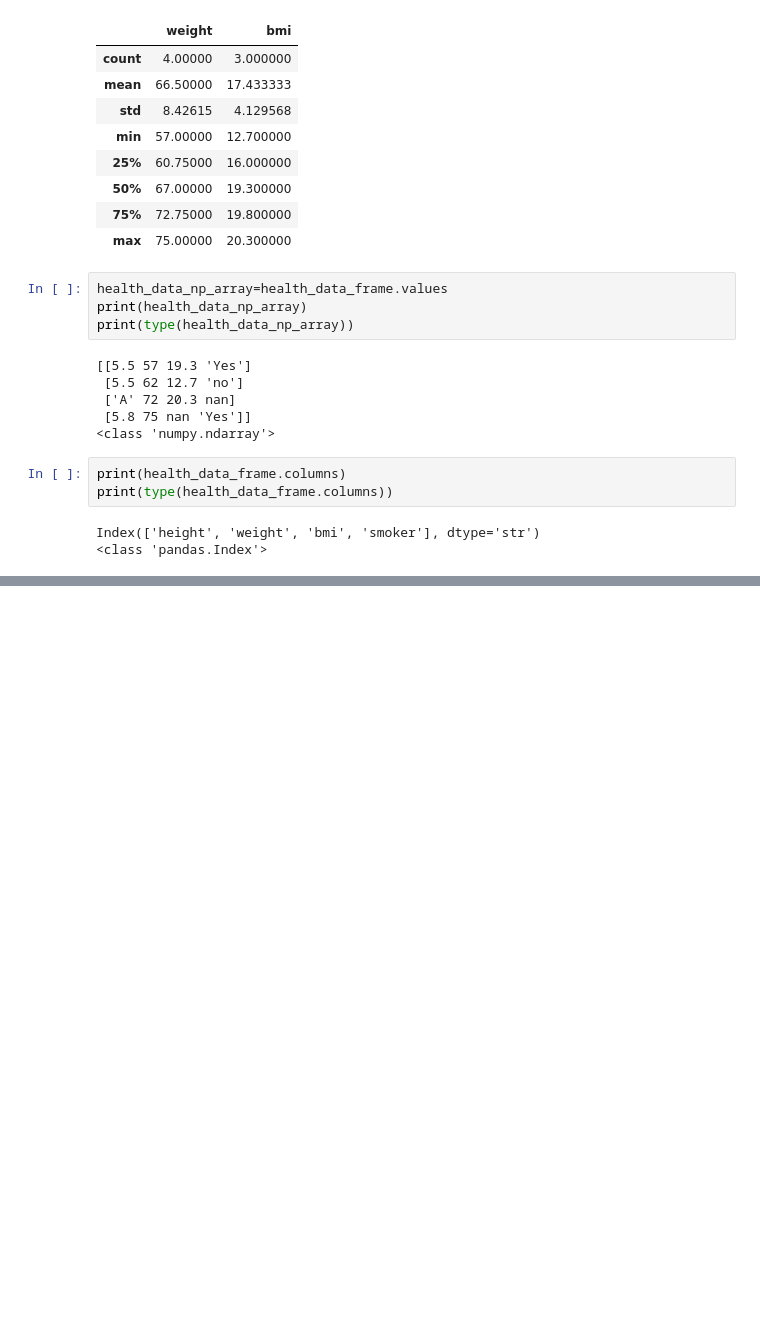
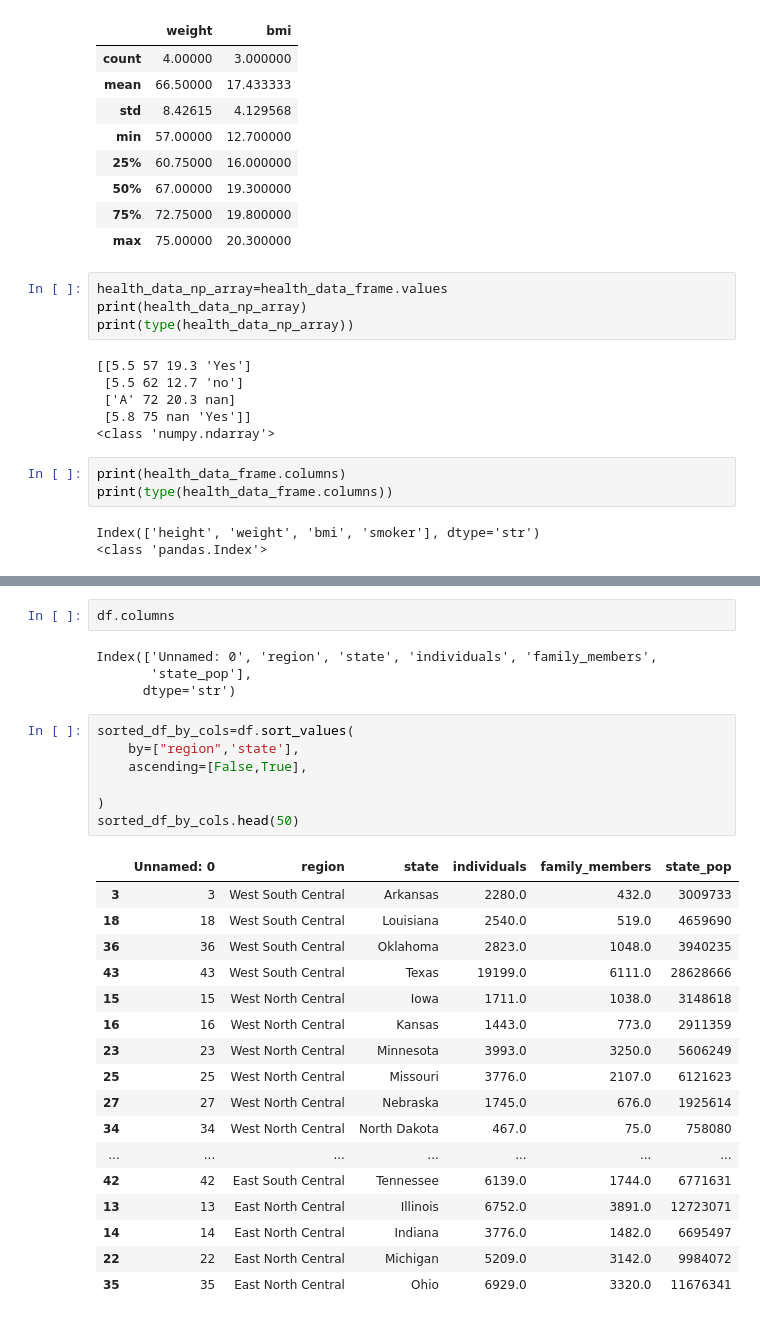
Before and after one commit to Irtisam99/Python_Programming, a Jupyter notebook: Pandas.ipynb, the cells around one changed output, grey strips where cells are left out. Cells and saved outputs as stored; diff of their text form; blank space fills up the shorter version.

```diff
--- a/Pandas.ipynb
+++ b/Pandas.ipynb
@@ -92,0 +153,31 @@ Index(['height', 'weight', 'bmi', 'smoker'], dtype='str')
+# %%
+df.columns
+# %% [output]
+Index(['Unnamed: 0', 'region', 'state', 'individuals', 'family_members',
+       'state_pop'],
+      dtype='str')
+# %%
+sorted_df_by_cols=df.sort_values(
+    by=["region",'state'],
+    ascending=[False,True],
+
+)
+sorted_df_by_cols.head(50)
+# %% [output]
+|  | Unnamed: 0 | region | state | individuals | family_members | state_pop |
+| 3 | 3 | West South Central | Arkansas | 2280.0 | 432.0 | 3009733 |
+| 18 | 18 | West South Central | Louisiana | 2540.0 | 519.0 | 4659690 |
+| 36 | 36 | West South Central | Oklahoma | 2823.0 | 1048.0 | 3940235 |
+| 43 | 43 | West South Central | Texas | 19199.0 | 6111.0 | 28628666 |
+| 15 | 15 | West North Central | Iowa | 1711.0 | 1038.0 | 3148618 |
+| 16 | 16 | West North Central | Kansas | 1443.0 | 773.0 | 2911359 |
+| 23 | 23 | West North Central | Minnesota | 3993.0 | 3250.0 | 5606249 |
+| 25 | 25 | West North Central | Missouri | 3776.0 | 2107.0 | 6121623 |
+| 27 | 27 | West North Central | Nebraska | 1745.0 | 676.0 | 1925614 |
+| 34 | 34 | West North Central | North Dakota | 467.0 | 75.0 | 758080 |
+| ... | ... | ... | ... | ... | ... | ... |
+| 42 | 42 | East South Central | Tennessee | 6139.0 | 1744.0 | 6771631 |
+| 13 | 13 | East North Central | Illinois | 6752.0 | 3891.0 | 12723071 |
+| 14 | 14 | East North Central | Indiana | 3776.0 | 1482.0 | 6695497 |
+| 22 | 22 | East North Central | Michigan | 5209.0 | 3142.0 | 9984072 |
+| 35 | 35 | East North Central | Ohio | 6929.0 | 3320.0 | 11676341 |
```
Also changed, not shown: parts of 20 cells of this notebook.
